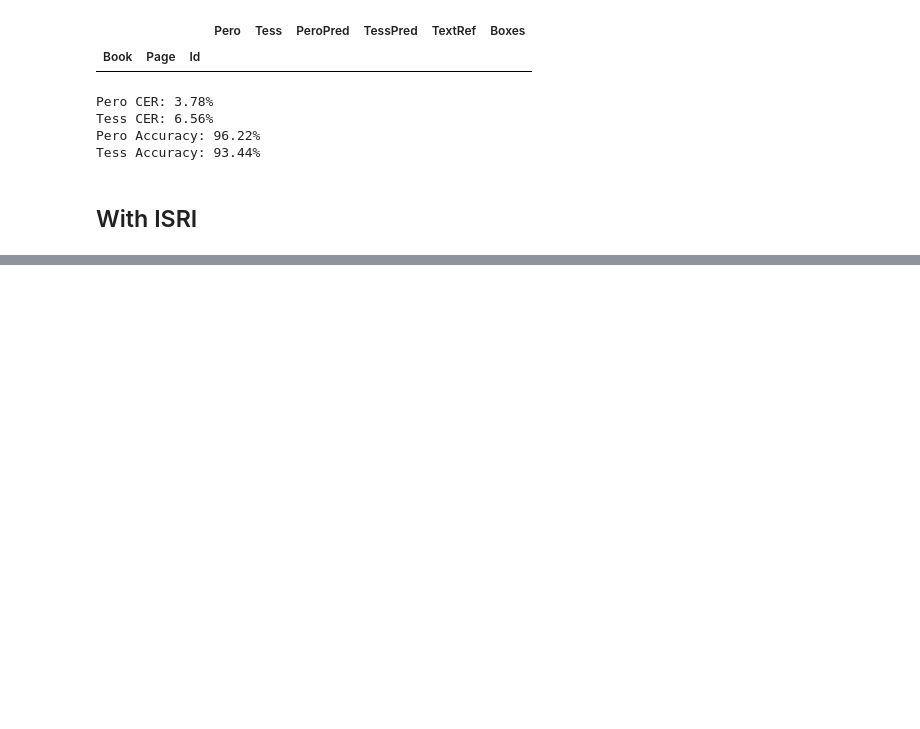
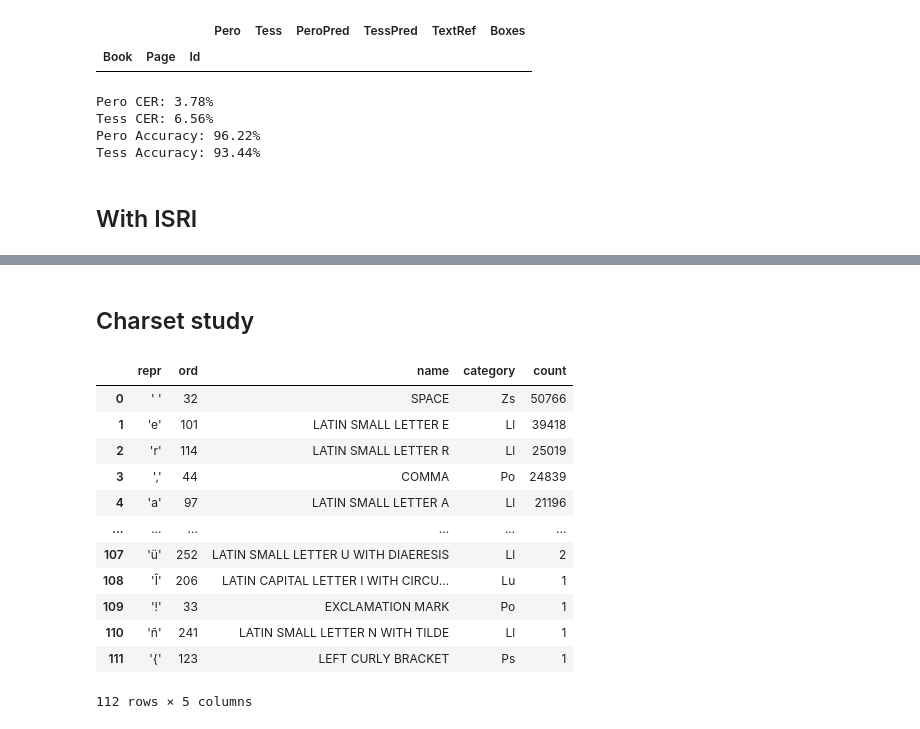
Before and after one commit to soduco/paper-ner-bench-das22, a Jupyter notebook: src/ocr/80-prepare_dataset_ocr_text_files.ipynb, the cells around one changed output, grey strips where cells are left out. Saved outputs shown, nothing was run; the diff lists cells and outputs as text; code cells hidden in the pictures; blank space fills up the shorter version.

Commit message:
Add naive charset info

```diff
--- a/src/ocr/80-prepare_dataset_ocr_text_files.ipynb
+++ b/src/ocr/80-prepare_dataset_ocr_text_files.ipynb
@@ -194,0 +225,21 @@ accuracy            :      93.44%
+# %% [markdown]
+## Charset study
+# %%
+
+from text_utils import charset_stats
+ref_charset = charset_stats(ref[k] for k in valid_keys)
+ref_charset
+# %% [output]
+|  | repr | ord | name | category | count |
+| 0 | ' ' | 32 | SPACE | Zs | 50766 |
+| 1 | 'e' | 101 | LATIN SMALL LETTER E | Ll | 39418 |
+| 2 | 'r' | 114 | LATIN SMALL LETTER R | Ll | 25019 |
+| 3 | ',' | 44 | COMMA | Po | 24839 |
+| 4 | 'a' | 97 | LATIN SMALL LETTER A | Ll | 21196 |
+| ... | ... | ... | ... | ... | ... |
+| 107 | 'ü' | 252 | LATIN SMALL LETTER U WITH DIAERESIS | Ll | 2 |
+| 108 | 'Î' | 206 | LATIN CAPITAL LETTER I WITH CIRCU... | Lu | 1 |
+| 109 | '!' | 33 | EXCLAMATION MARK | Po | 1 |
+| 110 | 'ñ' | 241 | LATIN SMALL LETTER N WITH TILDE | Ll | 1 |
+| 111 | '{' | 123 | LEFT CURLY BRACKET | Ps | 1 |
+112 rows × 5 columns
```
Also changed, not shown: parts of 5 cells of this notebook.
